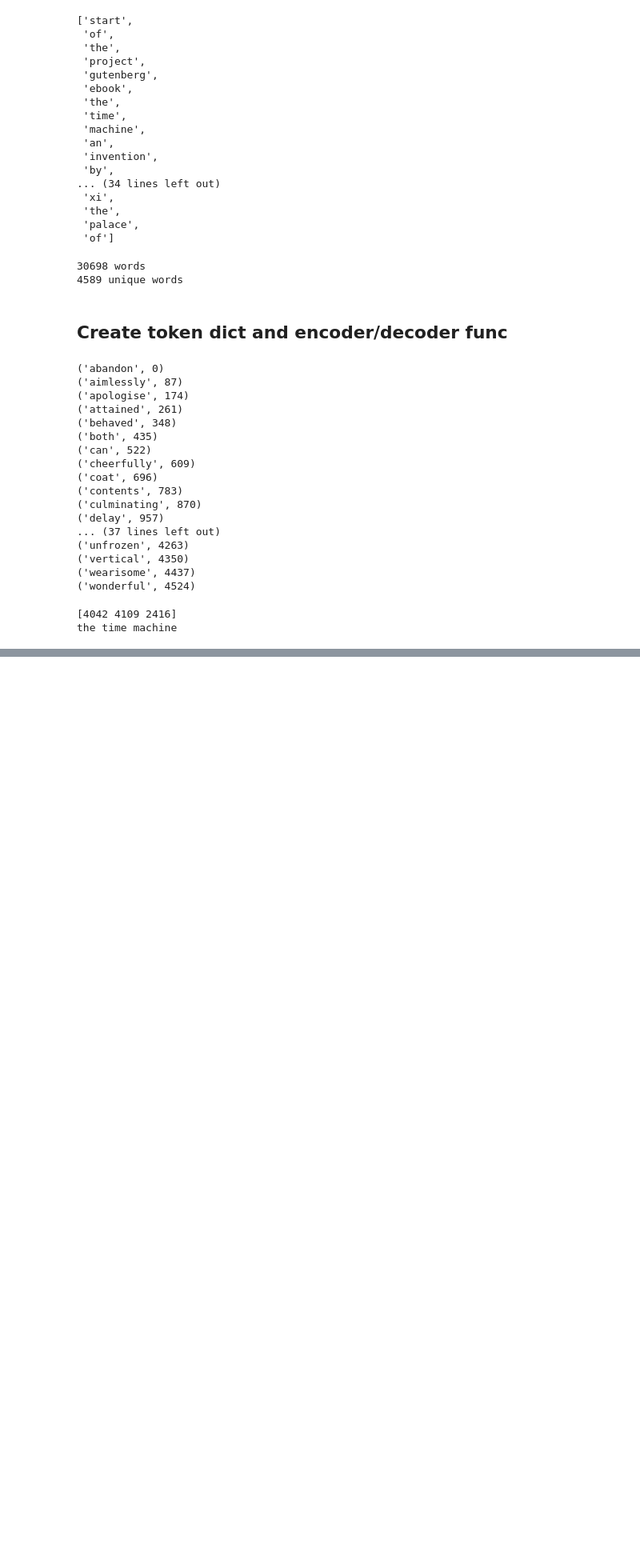
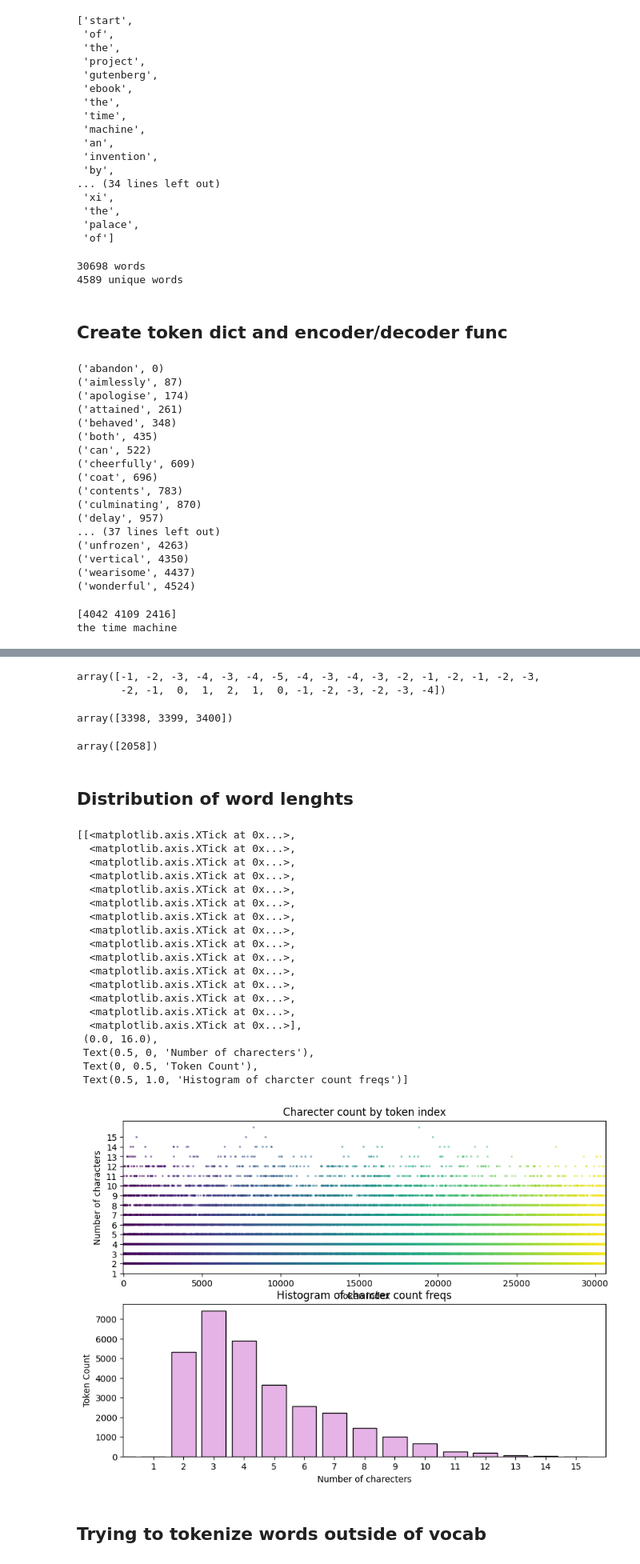
Before and after one commit to raeez21/NLP_Basics, a Jupyter notebook: text2num_preparingText4tokens.ipynb, the cells around one changed output, grey strips where cells are left out. Shown at 80% size. Cells and saved outputs as stored; diff of their text form; code cells hidden in the pictures; blank space fills up the shorter version.

```diff
--- a/text2num_preparingText4tokens.ipynb
+++ b/text2num_preparingText4tokens.ipynb
@@ -145,0 +202,61 @@ the time machine
+# %%
+brownNoise
+# %% [output]
+array([-1, -2, -3, -4, -3, -4, -5, -4, -3, -4, -3, -2, -1, -2, -1, -2, -3,
+       -2, -1,  0,  1,  2,  1,  0, -1, -2, -3, -2, -3, -4])
+# %%
+a=np.array([1,2,3])
+a+np.random.choice(nLex,1)
+# %% [output]
+array([3398, 3399, 3400])
+# %%
+np.random.choice(nLex,1)
+# %% [output]
+array([2058])
+# %% [markdown]
+## Distribution of word lenghts
+# %%
+# distribution of word length
+
+# loop through words and count the charecter per word
+numChars = np.zeros(nWords)
+for i,w in enumerate(words):
+    numChars[i] = len(w)
+
+#now count the numbver of words with those characters
+charCounts = np.zeros(int(np.max(numChars)))
+for i in range(len(charCounts)):
+    charCounts[i] = np.sum(numChars==i)
+
+#and plot
+_,axs = plt.subplots(2,1,figsize=(10,7))
+axs[0].scatter(range(nWords),numChars,marker='.',s=10,c=np.linspace(.1,.9,len(numChars)),alpha=.4)
+axs[0].set(yticks=range(1,int(np.max(numChars))),xlabel='Token index',xlim=[-15,nWords],
+           ylabel='Number of characters',title='Charecter count by token index')
+
+axs[1].bar(range(len(charCounts)), charCounts,edgecolor='k',color=[.9,.7,.9])
+axs[1].set(xticks=range(1,len(charCounts)),xlim=[0,len(charCounts)],xlabel='Number of charecters',
+           ylabel='Token Count',title='Histogram of charcter count freqs')
+# %% [output]
+[[<matplotlib.axis.XTick at 0x...>,
+  <matplotlib.axis.XTick at 0x...>,
+  <matplotlib.axis.XTick at 0x...>,
+  <matplotlib.axis.XTick at 0x...>,
+  <matplotlib.axis.XTick at 0x...>,
+  <matplotlib.axis.XTick at 0x...>,
+  <matplotlib.axis.XTick at 0x...>,
+  <matplotlib.axis.XTick at 0x...>,
+  <matplotlib.axis.XTick at 0x...>,
+  <matplotlib.axis.XTick at 0x...>,
+  <matplotlib.axis.XTick at 0x...>,
+  <matplotlib.axis.XTick at 0x...>,
+  <matplotlib.axis.XTick at 0x...>,
+  <matplotlib.axis.XTick at 0x...>,
+  <matplotlib.axis.XTick at 0x...>],
+ (0.0, 16.0),
+ Text(0.5, 0, 'Number of charecters'),
+ Text(0, 0.5, 'Token Count'),
+ Text(0.5, 1.0, 'Histogram of charcter count freqs')]
+[figure, added]
+# %% [markdown]
+## Trying to tokenize words outside of vocab
```
Also changed, not shown: parts of 12 cells of this notebook.
